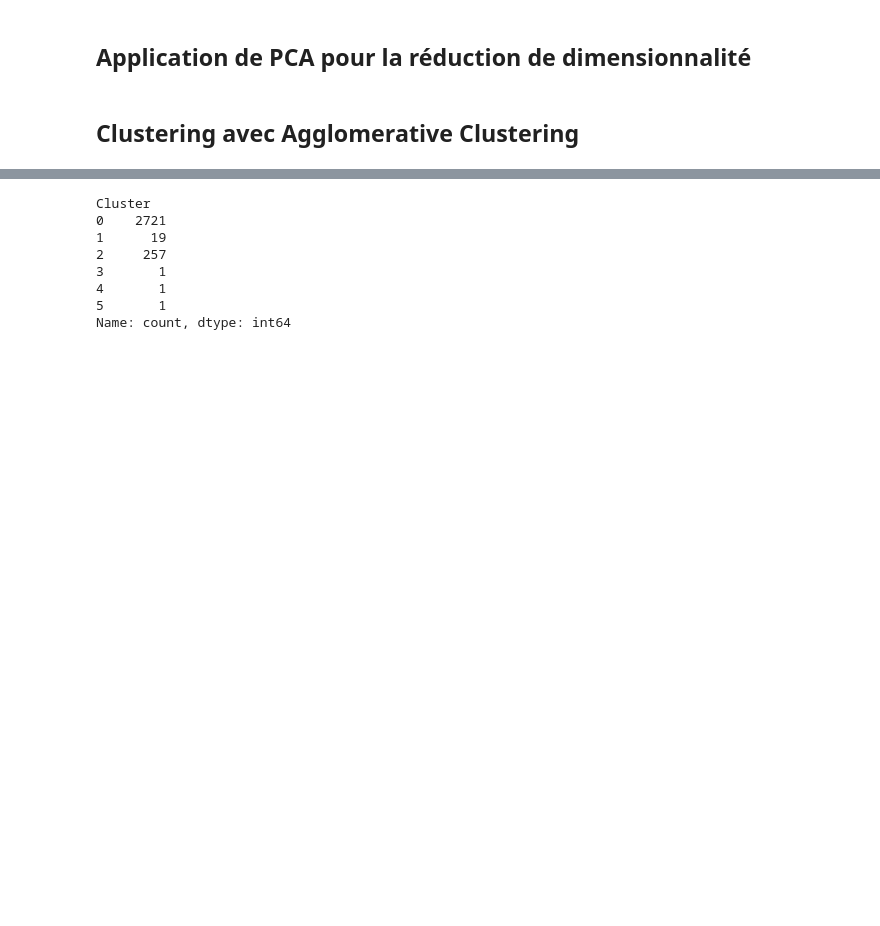
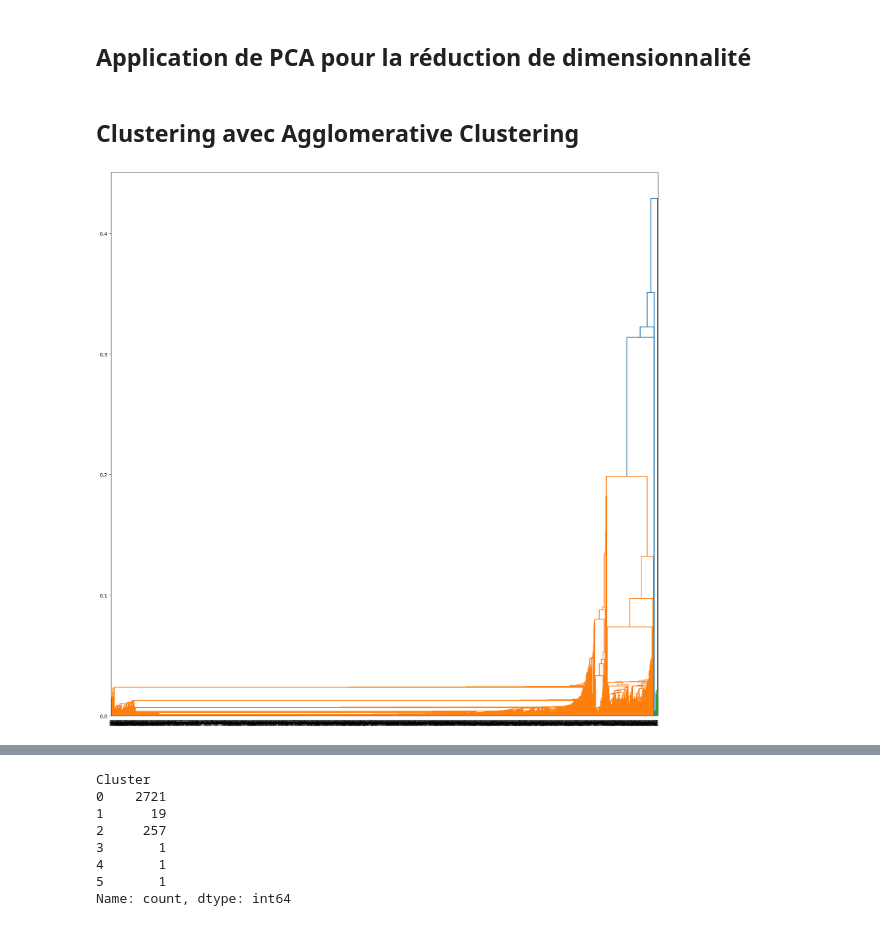
Before and after one commit to trietngh/5SIEC-clustering, a Jupyter notebook: tp2/TP_clustering.ipynb, the cells around one changed output, grey strips where cells are left out. Drawn from its saved outputs; the diff is of its cells as text; code cells hidden in the pictures; blank space fills up the shorter version.

```diff
--- a/tp2/TP_clustering.ipynb
+++ b/tp2/TP_clustering.ipynb
@@ -52 +57,10 @@ df.head()
+# %%
+## Supprimer du dataset
+df = df.drop(columns=['appid', 'positive', 'negative', 'median_playtime_forever'])
+
+## Garder que 3000 jeux avec le plus de metacritic_score et sort par 'metacritic_score' décroissant
+df = df.nlargest(3000, 'metacritic_score').sort_values(by='metacritic_score', ascending=False)
+
+## Remettre l'index après le filtrage
+df = df.reset_index(drop=True)
 # %% [markdown]
@@ -54,16 +68,4 @@ df.head()
 # %%
-## Supprimer 'appid' du dataset
-if ('appid' in df.columns):
-    df = df.drop(columns=['appid'])
-
-## Garder que 3000 jeux avec le plus de metacritic_score et sort par 'metacritic_score' décroissant
-df = df.nlargest(3000, 'metacritic_score').sort_values(by='metacritic_score', ascending=False)
-
-## Remettre l'index après le filtrage
-df = df.reset_index(drop=True)
-
-## Supprimer 'positif' et 'negative' car redondant avec 'pct_pos_total'
-df = df.drop(columns=['positive', 'negative', 'median_playtime_forever'])
 
 ## Transformer 'release_date' en Année de sortie et changer le nom de la colonne
 df['release_date'] = pd.to_datetime(df['release_date'], errors='coerce').dt.year
@@ -240,14 +303,16 @@ fig.show()
 # %% [markdown]
 ## Clustering avec Agglomerative Clustering
 # %%
-# import scipy.cluster.hierarchy as shc
+import scipy.cluster.hierarchy as shc
 
-# linked_mat = shc.linkage(data_pca, "single")
+linked_mat = shc.linkage(data_pca, "single")
 
-# plt.figure(figsize=(20,20))
-# shc.dendrogram(linked_mat,
-#               orientation='top',
-#               distance_sort='descending',
-#               show_leaf_counts=True)
-# plt.show()
+plt.figure(figsize=(20,20))
+shc.dendrogram(linked_mat,
+              orientation='top',
+              distance_sort='descending',
+              show_leaf_counts=True)
+plt.show()
+# %% [output]
+[figure, added]
 # %%
```
Also changed, not shown: parts of 35 cells of this notebook, 3 other files.
